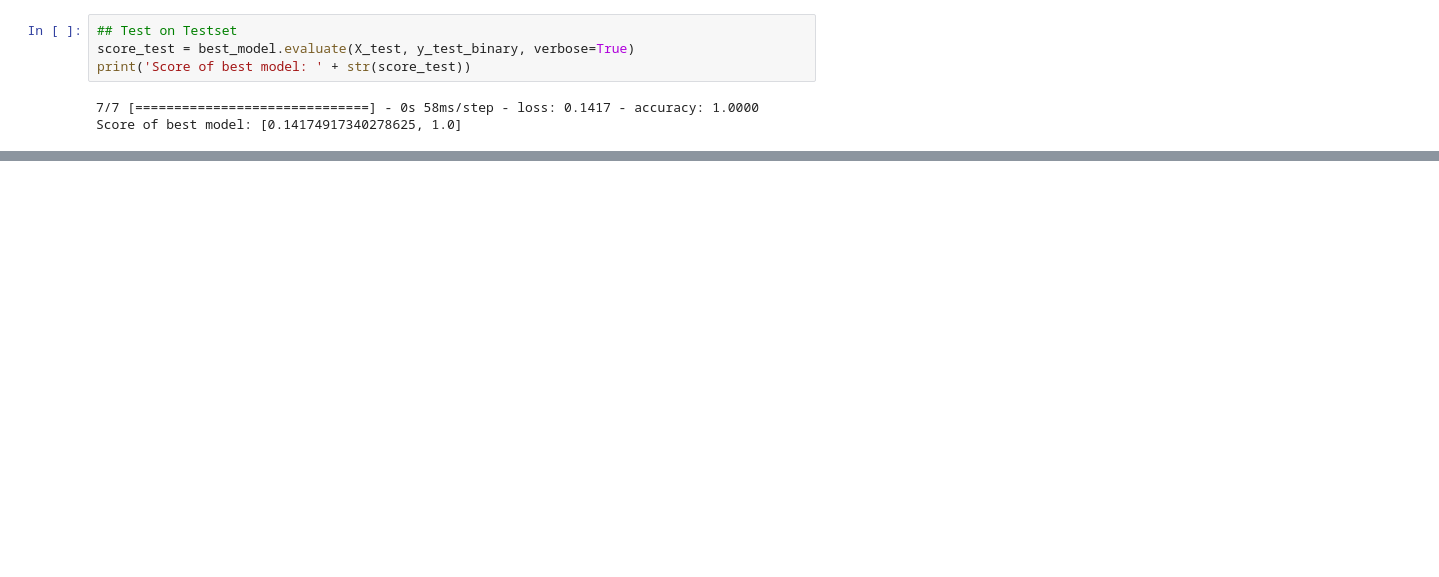
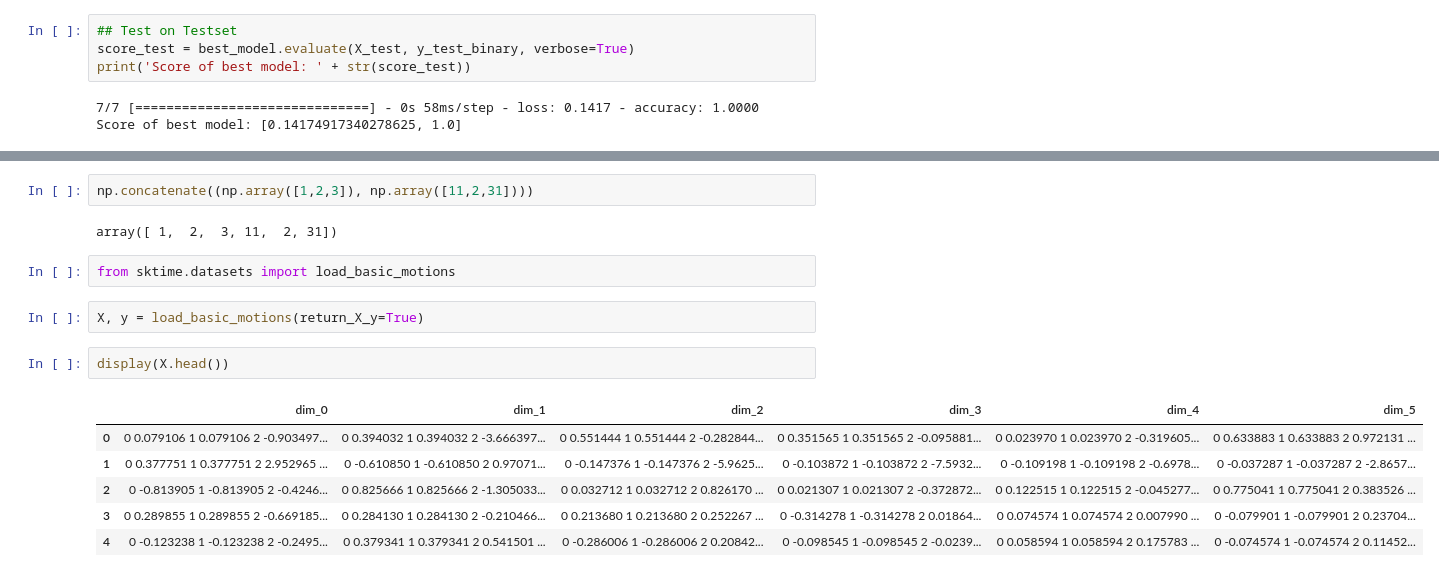
Before and after one commit to shamilnabiyev/automl-time-series, a Jupyter notebook: notebooks/mcfly-tutorial.ipynb, the cells around one changed output, grey strips where cells are left out. Cells and saved outputs as stored; diff of their text form; blank space fills up the shorter version.

```diff
--- a/notebooks/mcfly-tutorial.ipynb
+++ b/notebooks/mcfly-tutorial.ipynb
@@ -406,0 +539,17 @@ Score of best model: [0.14174917340278625, 1.0]
+# %%
+np.concatenate((np.array([1,2,3]), np.array([11,2,31])))
+# %% [output]
+array([ 1,  2,  3, 11,  2, 31])
+# %%
+from sktime.datasets import load_basic_motions
+# %%
+X, y = load_basic_motions(return_X_y=True)
+# %%
+display(X.head())
+# %% [output]
+|  | dim_0 | dim_1 | dim_2 | dim_3 | dim_4 | dim_5 |
+| 0 | 0 0.079106 1 0.079106 2 -0.903497... | 0 0.394032 1 0.394032 2 -3.666397... | 0 0.551444 1 0.551444 2 -0.282844... | 0 0.351565 1 0.351565 2 -0.095881... | 0 0.023970 1 0.023970 2 -0.319605... | 0 0.633883 1 0.633883 2 0.972131 ... |
+| 1 | 0 0.377751 1 0.377751 2 2.952965 ... | 0 -0.610850 1 -0.610850 2 0.97071... | 0 -0.147376 1 -0.147376 2 -5.9625... | 0 -0.103872 1 -0.103872 2 -7.5932... | 0 -0.109198 1 -0.109198 2 -0.6978... | 0 -0.037287 1 -0.037287 2 -2.8657... |
+| 2 | 0 -0.813905 1 -0.813905 2 -0.4246... | 0 0.825666 1 0.825666 2 -1.305033... | 0 0.032712 1 0.032712 2 0.826170 ... | 0 0.021307 1 0.021307 2 -0.372872... | 0 0.122515 1 0.122515 2 -0.045277... | 0 0.775041 1 0.775041 2 0.383526 ... |
+| 3 | 0 0.289855 1 0.289855 2 -0.669185... | 0 0.284130 1 0.284130 2 -0.210466... | 0 0.213680 1 0.213680 2 0.252267 ... | 0 -0.314278 1 -0.314278 2 0.01864... | 0 0.074574 1 0.074574 2 0.007990 ... | 0 -0.079901 1 -0.079901 2 0.23704... |
+| 4 | 0 -0.123238 1 -0.123238 2 -0.2495... | 0 0.379341 1 0.379341 2 0.541501 ... | 0 -0.286006 1 -0.286006 2 0.20842... | 0 -0.098545 1 -0.098545 2 -0.0239... | 0 0.058594 1 0.058594 2 0.175783 ... | 0 -0.074574 1 -0.074574 2 0.11452... |
```
Also changed, not shown: parts of 36 cells of this notebook.
